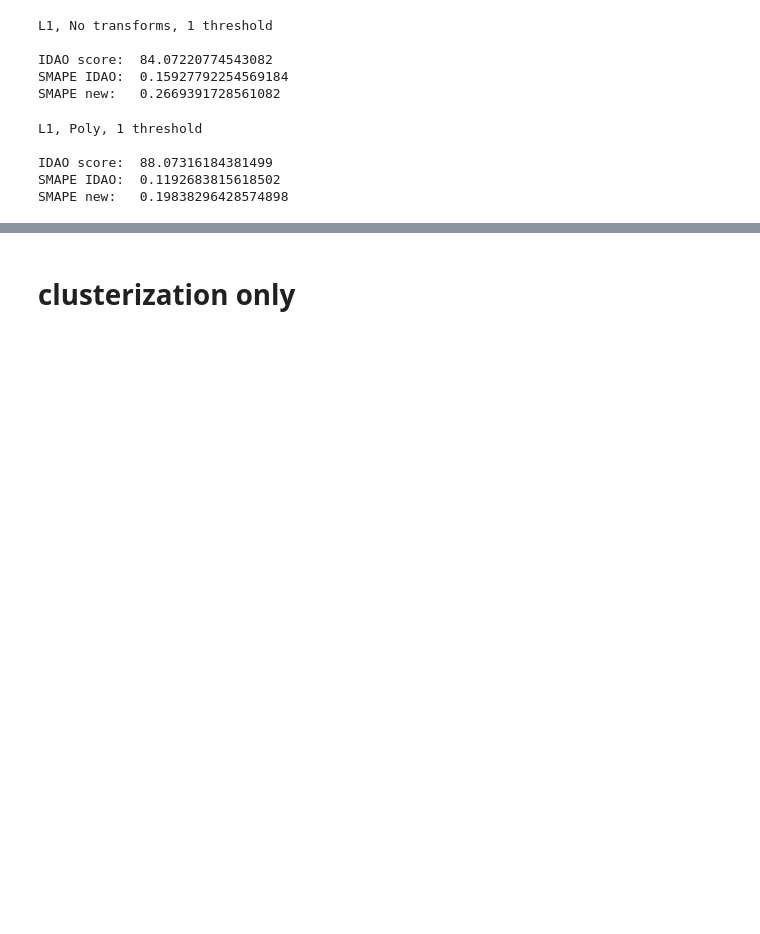
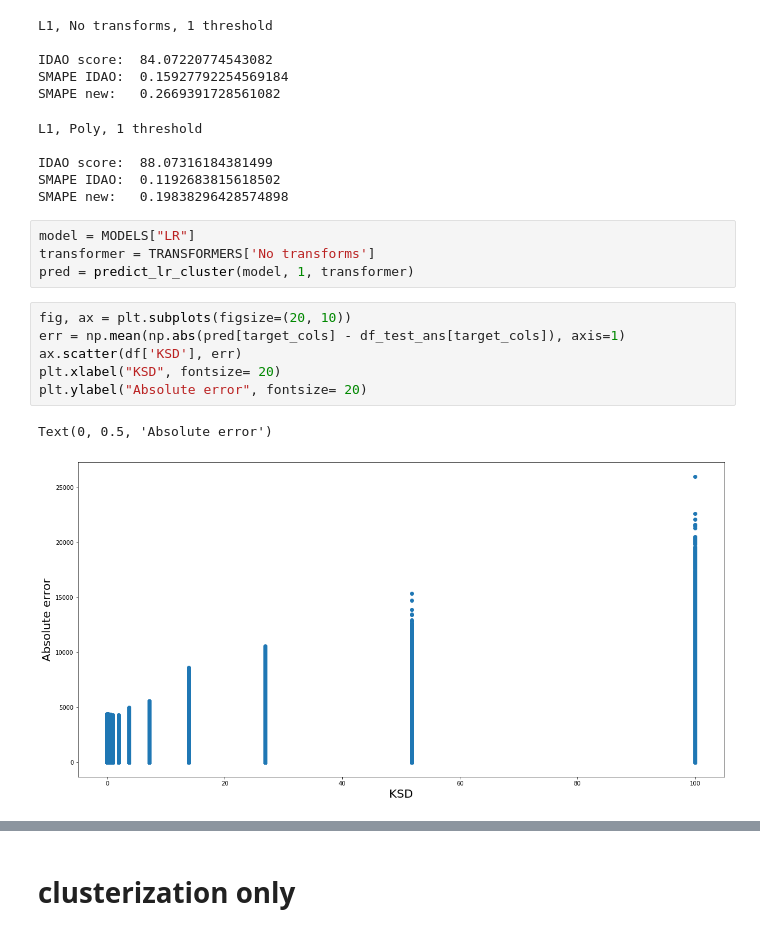
Before and after one commit to denissurin2011/diplom, a Jupyter notebook: linear_models.ipynb, the cells around one changed output, grey strips where cells are left out. Drawn from its saved outputs; the diff is of its cells as text; blank space fills up the shorter version.

```diff
--- a/linear_models.ipynb
+++ b/linear_models.ipynb
@@ -231,3 +276,16 @@ L1, Poly, 1 threshold
 IDAO score:  88.07316184381499
 SMAPE IDAO:  0.1192683815618502
 SMAPE new:   0.19838296428574898
+# %%
+model = MODELS["LR"]
+transformer = TRANSFORMERS['No transforms']
+pred = predict_lr_cluster(model, 1, transformer)
+# %%
+fig, ax = plt.subplots(figsize=(20, 10))
+err = np.mean(np.abs(pred[target_cols] - df_test_ans[target_cols]), axis=1)
+ax.scatter(df['KSD'], err)
+plt.xlabel("KSD", fontsize= 20)
+plt.ylabel("Absolute error", fontsize= 20)
+# %% [output]
+Text(0, 0.5, 'Absolute error')
+[figure, added]
```
Also changed, not shown: parts of 26 cells of this notebook.
